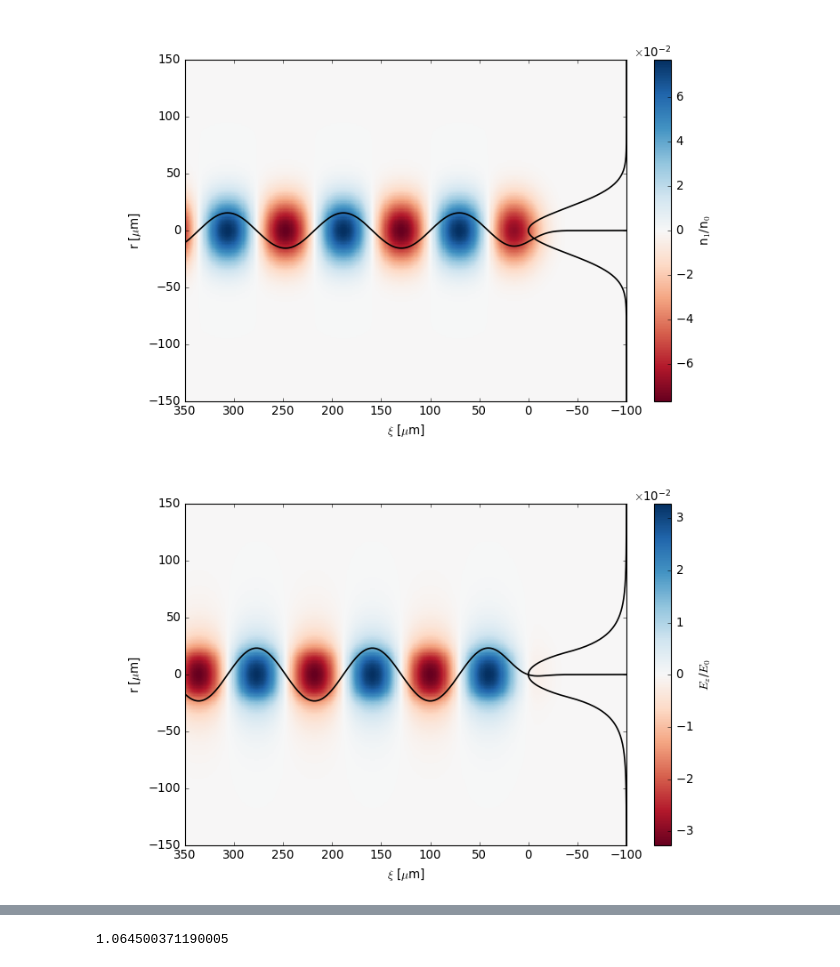
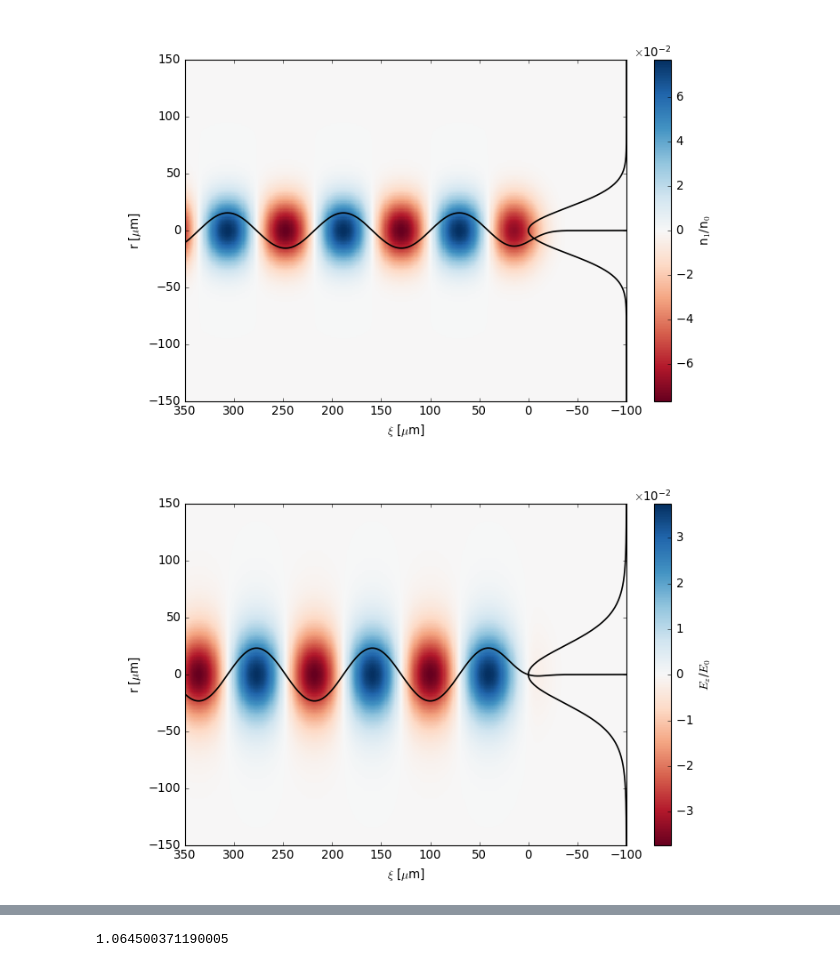
Before and after one commit to MaxVarverakis/PositronPWFA, a Jupyter notebook: linearWF_analysis.ipynb, the cells around one changed output, grey strips where cells are left out. Saved outputs shown, nothing was run; the diff lists cells and outputs as text; code cells hidden in the pictures.

```diff
--- a/linearWF_analysis.ipynb
+++ b/linearWF_analysis.ipynb
@@ -22,14 +22,15 @@ import matplotlib
 from mpl_toolkits.axes_grid1 import make_axes_locatable
 from matplotlib.patches import ConnectionPatch
 
-import scipy.constants as phys
-
 import sys
 sys.path.append('/Users/max/HiPACE/src/hipace/tools/')
 import read_insitu_diagnostics as diag
 
 plt.rc('text', usetex = True)
 plt.rc('font', family = 'serif')
+# print(plt.rcParams.keys())
+plt.rcParams['figure.facecolor'] = 'w'
+plt.rcParams['figure.figsize'] = [10.0, 6.0]
 plt.style.use('classic')
 
 from scipy.integrate import quad
@@ -227,54 +272,60 @@ plt.show()
 # %% [output]
 [figure]
 # %%
+analytical = False
 coord = ''
 GeV = False
 
-Xi, R, E_z = Ez(r, dr, xi, dz, Nb, n0, gauss = False, eV = GeV)
-zR, E_zR = EzR_analytic(r, dr, xi, dz, Nb, n0)
+Xi, R, E_z = Ez(r, dr, xi, dz, Nb, n0, gauss = True, eV = GeV)
+zR, E_zR = EzR_analytic(r, dr, xi, dz, Nb, n0, eV = GeV)
+
+# print((E_zR / E_z)[0,0], 1e6 * skinDepth(n0) ** -1)
 
 plt.close()
-plt.figure(5, figsize = (10, 6))
+plt.figure(5, figsize = (10, 6), facecolor = 'w')
 
 if coord == 'kp':
-    kp = 1e6 * skinDepth(n0) ** -1 # m^-1
+    kp = skinDepth(n0) ** -1 # m^-1
 
-    # img = plt.pcolormesh(kp * xi, kp * r, E_z, cmap = 'RdBu') #, vmin = -5e-3, vmax = 5e-3)
-    # plt.plot(100e-6 * kp * (max(R)**-1 * R - 1), kp * r, 'k', linewidth = 1.5)
+    if analytical:
+        img = plt.pcolormesh(kp * xi, kp * r, E_zR, cmap = 'RdBu') # , vmin = -5e-3, vmax = 5e-3)
+        plt.plot(100e-6 * kp * (max(R)**-1 * R - 1), kp * r, 'k', linewidth = 1.5)
+    else:
+        img = plt.pcolormesh(kp * xi, kp * r, E_z, cmap = 'RdBu') # , vmin = -5e-3, vmax = 5e-3)
+        plt.plot(100e-6 * kp * (max(R)**-1 * R - 1), kp * r, 'k', linewidth = 1.5)
 
-    img = plt.pcolormesh(kp * xi, kp * r, E_zR, cmap = 'RdBu') # , vmin = -1e4, vmax = 1e4)
-    plt.plot(100e-6 * kp * (max(R)**-1 * R - 1), kp * r, 'k', linewidth = 1.5)
 
     plt.plot(kp * xi, 5e-14 * Xi, 'k', linewidth = 1.5)
 
     plt.xlim(kp * ximax, kp * ximin)
     # plt.ylim(-3.5, 3.5)
     plt.ylim(kp * rmin, kp * rmax)
     plt.xlabel(r'$k_p\xi$')
     plt.ylabel(r'$k_p r$')
 else:
-    img = plt.pcolormesh(1e6 * xi, 1e6 * r, E_z, cmap = 'RdBu')
-    plt.plot(1e2 * max(R)**-1 * R - 100, 1e6 * r, 'k', linewidth = 1.5)
-
-    # img = plt.pcolormesh(1e6 * xi, 1e6 * r, E_zR, cmap = 'RdBu') # , vmin = -1e4, vmax = 1e4)
-    # plt.plot(1e2 * max(zR)**-1 * zR - 100, 1e6 * r, 'k', linewidth = 1.5)
+    if analytical:
+        img = plt.pcolormesh(1e6 * xi, 1e6 * r, E_zR, cmap = 'RdBu') # , vmin = -1e4, vmax = 1e4)
+        plt.plot(1e2 * max(zR)**-1 * zR - 100, 1e6 * r, 'k', linewidth = 1.5)
+    else:
+        img = plt.pcolormesh(1e6 * xi, 1e6 * r, E_z, cmap = 'RdBu')
+        plt.plot(1e2 * max(R)**-1 * R - 100, 1e6 * r, 'k', linewidth = 1.5)
 
     plt.plot(1e6 * xi, 1.5e-12 * Xi, 'k', linewidth = 1.5)
 
     plt.xlim(1e6 * ximax, 1e6 * ximin)
     plt.ylim(1e6 * rmin, 1e6 * rmax)
     plt.xlabel(r'$\xi$ [$\mu$m]')
     plt.ylabel(r'r [$\mu$m]')
 
 cb = plt.colorbar(img)
 cb.formatter.set_powerlimits((0, 0))
 cb.formatter.set_useMathText(True)
 
 if GeV:
     cb.set_label(r'$E_z$ [GeV$\cdot$m$^{-1}$]')
 else:
     cb.set_label(r'$E_z$/$E_0$')
 
 plt.show()
 # %% [output]
-[figure, old version]
+[figure, new version]
```
Also changed, not shown: parts of 17 cells of this notebook, 1 other file.
